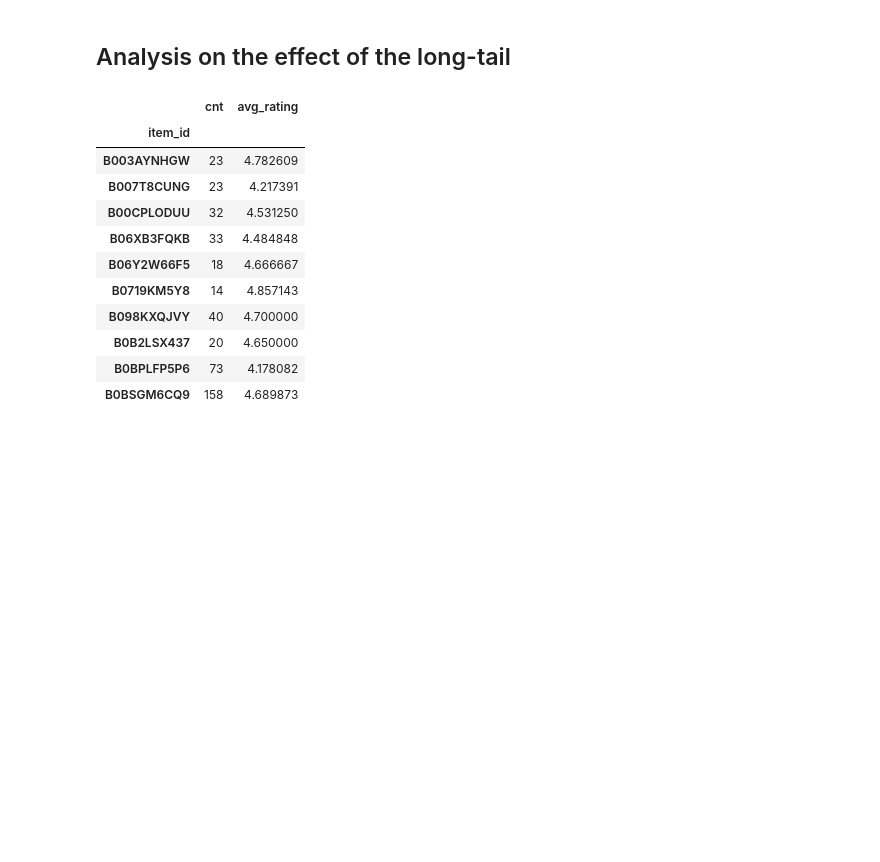
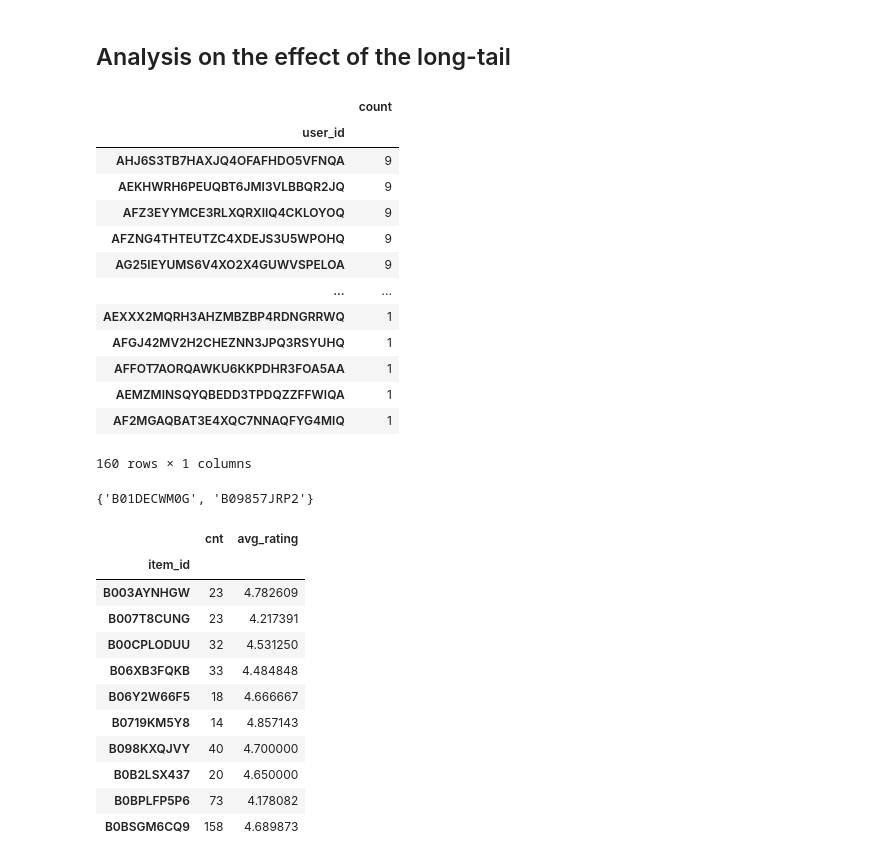
Before and after one commit to danielpenchev98/Web-Recommender-Systems-2025, a Jupyter notebook: project/project.ipynb, the cells around one changed output. Drawn from its saved outputs; the diff is of its cells as text; code cells hidden in the pictures; blank space fills up the shorter version.

```diff
--- a/project/project.ipynb
+++ b/project/project.ipynb
@@ -1070,7 +780,15 @@ Coverage@10: 0.019
 # %% [markdown]
 ## Analysis on the effect of the long-tail
 # %%
-df_train_users_sorted_by_review_count = df_train.groupby("user_id").agg(count=("rating","size")).sort_values(by='count', ascending=False)
-top_20_perc_users_with_highest_review_count = df_train_users_sorted_by_review_count[:int(df_train_users_sorted_by_review_count.shape[0] * 0.20)].index.to_list()
-last_20_perc_users_with_highest_review_count = df_train_users_sorted_by_review_count[-int(df_train_users_sorted_by_review_count.shape[0] * 0.20):].index.to_list()
+df_train_users_sorted_by_review_count = df_train.groupby("user_id") \
+    .agg(count=("item_id","size")) \
+    .sort_values(by='count', ascending=False)
+
+top_20_perc_users_with_highest_review_count = df_train_users_sorted_by_review_count[
+    :   int(df_train_users_sorted_by_review_count.shape[0] * 0.20)
+    ].index.to_list()
+
+last_20_perc_users_with_highest_review_count = df_train_users_sorted_by_review_count[
+        -int(df_train_users_sorted_by_review_count.shape[0] * 0.20):
+    ].index.to_list()
 # %%
@@ -1093 +825,24 @@ def analyze_effect_of_long_tail(top_k_recommendations_per_user_given_model, top_
+# %%
+df_train_users_sorted_by_review_count[
+        -int(df_train_users_sorted_by_review_count.shape[0] * 0.20):
+    ]
+# %% [output]
+|  | count |
+| user_id |  |
+| AHJ6S3TB7HAXJQ4OFAFHDO5VFNQA | 9 |
+| AEKHWRH6PEUQBT6JMI3VLBBQR2JQ | 9 |
+| AFZ3EYYMCE3RLXQRXIIQ4CKLOYOQ | 9 |
+| AFZNG4THTEUTZC4XDEJS3U5WPOHQ | 9 |
+| AG25IEYUMS6V4XO2X4GUWVSPELOA | 9 |
+| ... | ... |
+| AEXXX2MQRH3AHZMBZBP4RDNGRRWQ | 1 |
+| AFGJ42MV2H2CHEZNN3JPQ3RSYUHQ | 1 |
+| AFFOT7AORQAWKU6KKPDHR3FOA5AA | 1 |
+| AEMZMINSQYQBEDD3TPDQZZFFWIQA | 1 |
+| AF2MGAQBAT3E4XQC7NNAQFYG4MIQ | 1 |
+160 rows × 1 columns
+# %%
+set(df_train[df_train.user_id=='AHJ6S3TB7HAXJQ4OFAFHDO5VFNQA'].item_id.tolist()) & set(df_train[df_train.user_id=='AHGDGGMCSMMALHTX6WGLJFFUVJXA'].item_id.tolist())
+# %% [output]
+{'B01DECWM0G', 'B09857JRP2'}
 # %%
```
Also changed, not shown: parts of 187 cells of this notebook, 19 other files.
